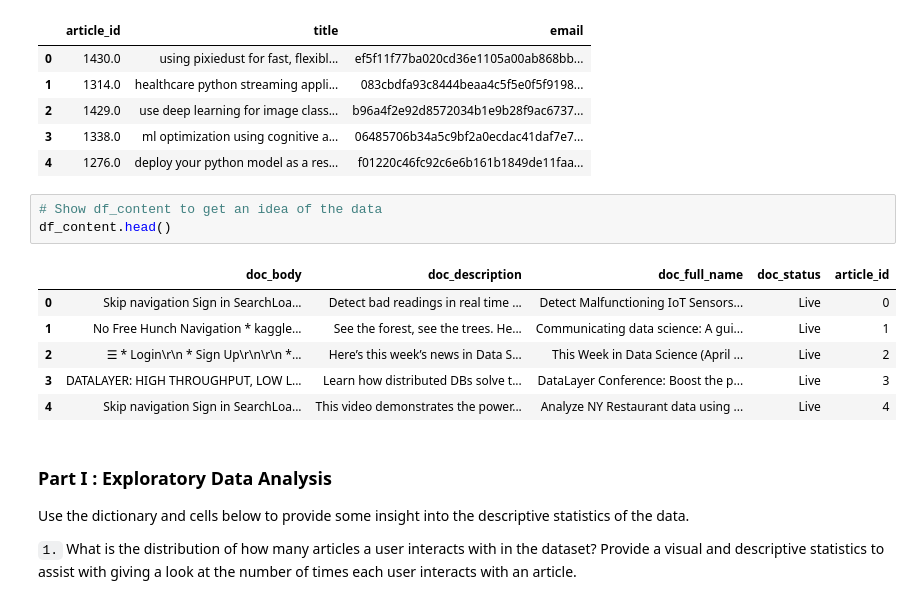
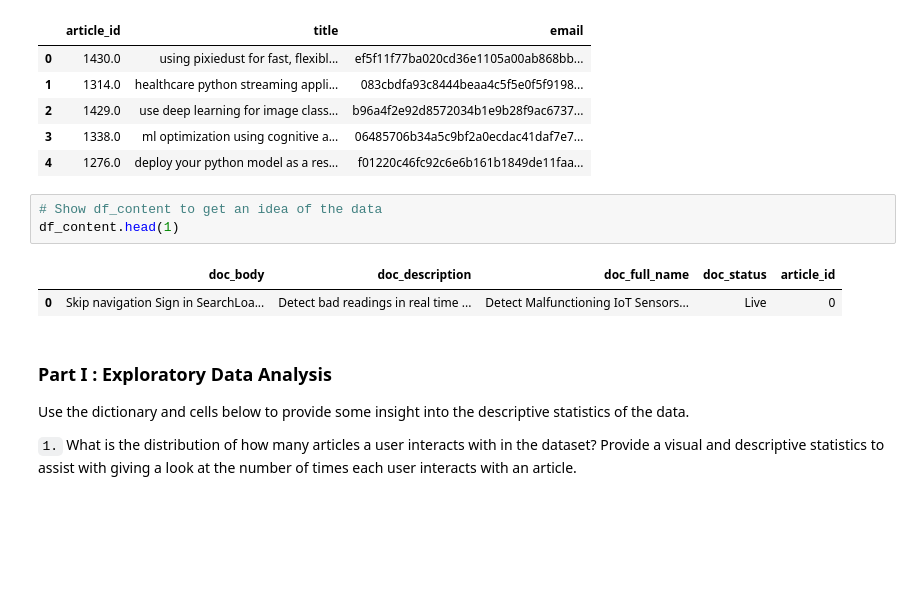
Before and after one commit to Arjunar92/Recommendations_with_IBM_Project, a Jupyter notebook: Recommendations_with_IBM.ipynb, the cells around one changed output. Cells and saved outputs as stored; diff of their text form; blank space fills up the shorter version.

```diff
--- a/Recommendations_with_IBM.ipynb
+++ b/Recommendations_with_IBM.ipynb
@@ -44,14 +44,10 @@ df.head()
 | 4 | 1276.0 | deploy your python model as a res... | f01220c46fc92c6e6b161b1849de11faa... |
 # %%
 # Show df_content to get an idea of the data
-df_content.head()
+df_content.head(1)
 # %% [output]
 |  | doc_body | doc_description | doc_full_name | doc_status | article_id |
 | 0 | Skip navigation Sign in SearchLoa... | Detect bad readings in real time ... | Detect Malfunctioning IoT Sensors... | Live | 0 |
-| 1 | No Free Hunch Navigation * kaggle... | See the forest, see the trees. He... | Communicating data science: A gui... | Live | 1 |
-| 2 | ☰ * Login\r\n * Sign Up\r\n\r\n *... | Here’s this week’s news in Data S... | This Week in Data Science (April ... | Live | 2 |
-| 3 | DATALAYER: HIGH THROUGHPUT, LOW L... | Learn how distributed DBs solve t... | DataLayer Conference: Boost the p... | Live | 3 |
-| 4 | Skip navigation Sign in SearchLoa... | This video demonstrates the power... | Analyze NY Restaurant data using ... | Live | 4 |
 # %% [markdown]
 ### <a class="anchor" id="Exploratory-Data-Analysis">Part I : Exploratory Data Analysis</a>
 
```
Also changed, not shown: parts of 17 cells of this notebook.
